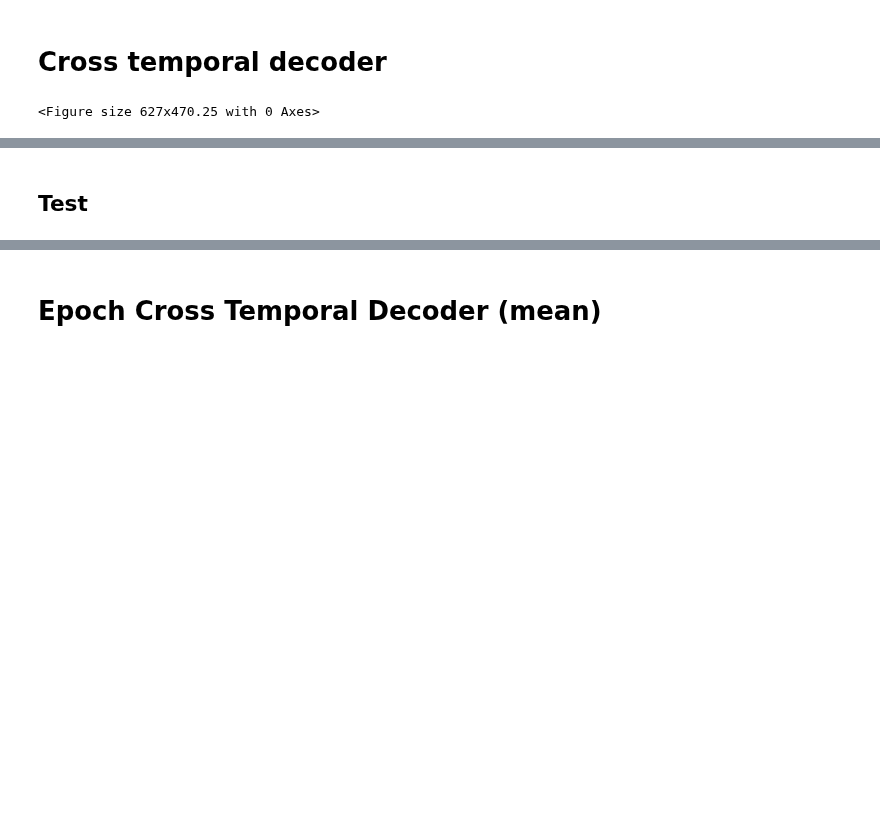
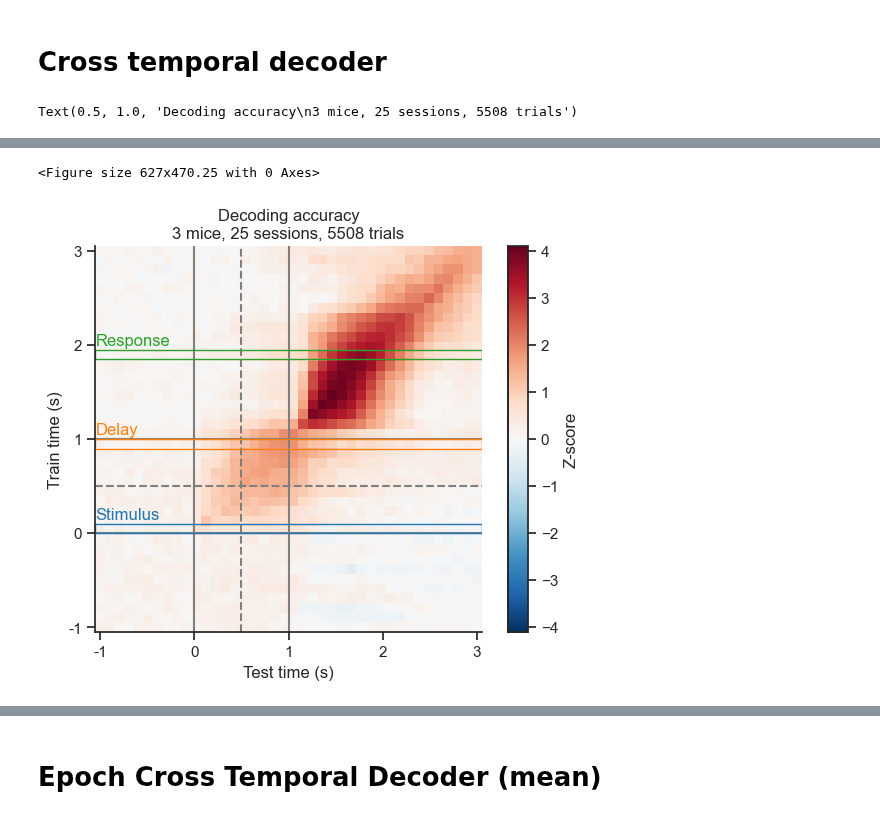
Before and after one commit to 3leni0n/PycharmProjects, a Jupyter notebook: ephys/decoder/notebook.ipynb, the cells around one changed output, grey strips where cells are left out. Saved outputs shown, nothing was run; the diff lists cells and outputs as text; code cells hidden in the pictures; blank space fills up the shorter version.

```diff
--- a/ephys/decoder/notebook.ipynb
+++ b/ephys/decoder/notebook.ipynb
@@ -152,7 +152,9 @@ for subj in subjects:
     # results = mean_decoder(kind='cross', save=True)
 
     # Load mean within decoder results across sessions
-    path = Path(folder_parent / subj / 'results_mean_cross_decoder.pkl')
+    # filename = 'results_mean_cross_decoder.pkl'
+    filename = 'stim_cross_hit_only_engaged.pkl'
+    path = Path(folder_parent / subj / filename)
     with open(path, 'rb') as f:
         results = pickle.load(f)
 
@@ -173,7 +175,7 @@ plt.figure(constrained_layout=True, figsize=figsize)
 plot_mean_cross_decoder(mean_results, z_null=True)
 n_sessions = len(mean_results['acc'])
 n_trials = np.sum([mean_results['acc'][i].shape[0] for i in range(len(mean_results['acc']))])
-# plt.title(f'Decoding accuracy\n'
-#           f'{len(subjects)} mice, {n_sessions} sessions, {n_trials} trials')
+plt.title(f'Decoding accuracy\n'
+          f'{len(subjects)} mice, {n_sessions} sessions, {n_trials} trials')
 # %% [output]
-<Figure size 627x470.25 with 0 Axes>
+Text(0.5, 1.0, 'Decoding accuracy\n3 mice, 25 sessions, 5508 trials')
@@ -181,2 +182,2 @@ n_trials = np.sum([mean_results['acc'][i].shape[0] for i in range(len(mean_resul
+<Figure size 627x470.25 with 0 Axes>
+[figure, added]
-# %% [markdown]
-## Test
```
Also changed, not shown: parts of 8 cells of this notebook, 1 other file.
